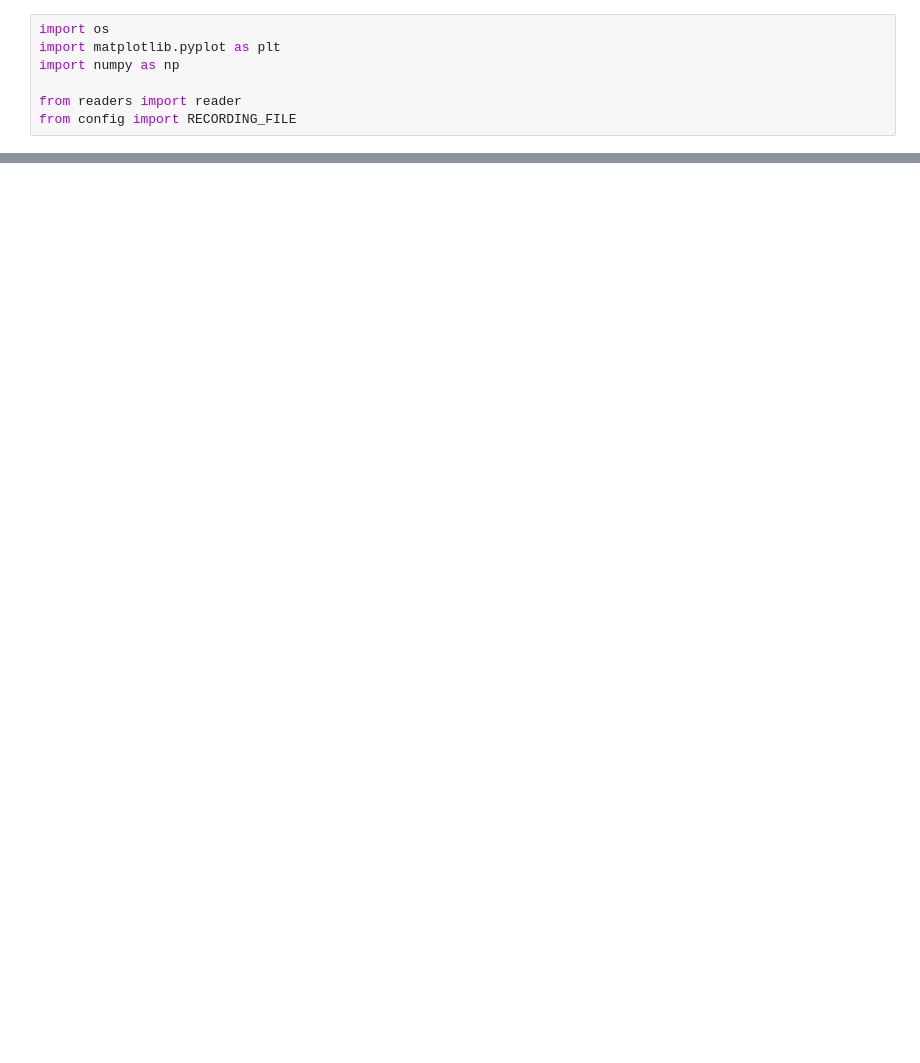
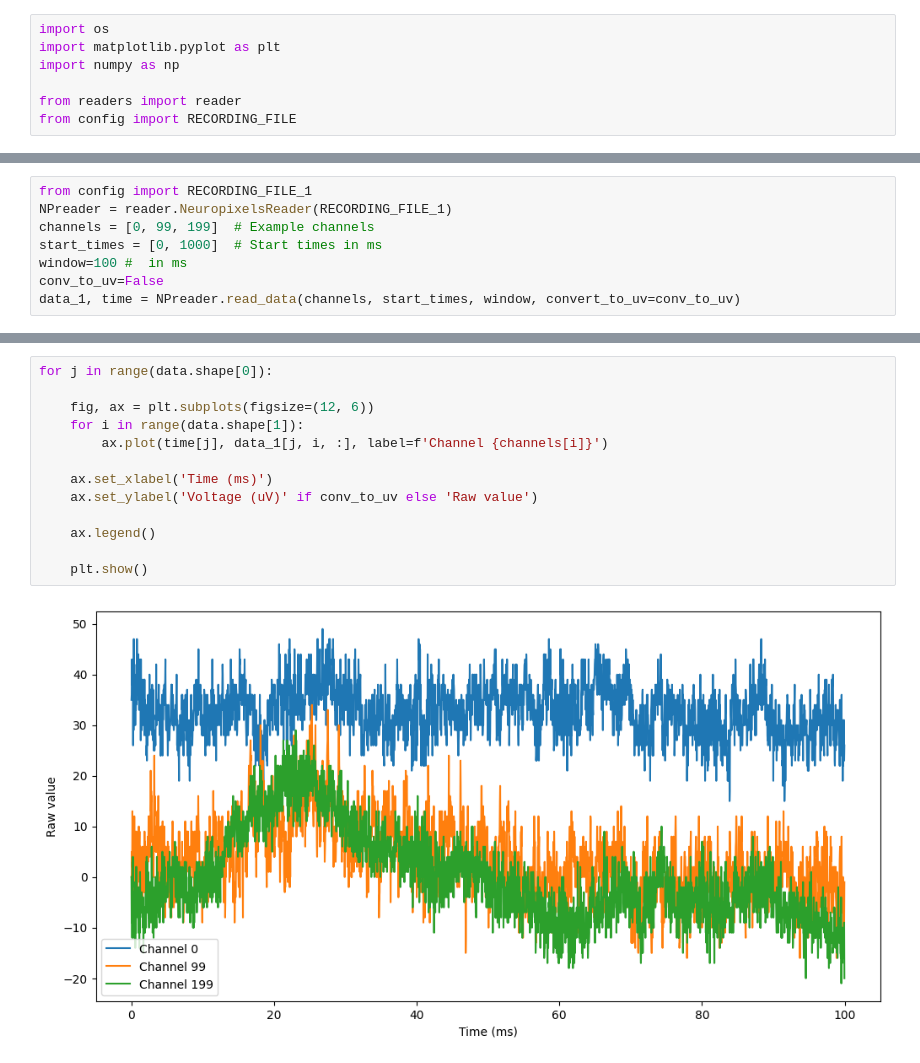
Before and after one commit to eegoro/neuropixels_analysis, a Jupyter notebook: neuropixels_reader_example.ipynb, the cells around one changed output, grey strips where cells are left out. Saved outputs shown, nothing was run; the diff lists cells and outputs as text; blank space fills up the shorter version.

```diff
--- a/neuropixels_reader_example.ipynb
+++ b/neuropixels_reader_example.ipynb
@@ -30,0 +37,8 @@ for j in range(data.shape[0]):
+# %%
+from config import RECORDING_FILE_1
+NPreader = reader.NeuropixelsReader(RECORDING_FILE_1)
+channels = [0, 99, 199]  # Example channels
+start_times = [0, 1000]  # Start times in ms
+window=100 #  in ms
+conv_to_uv=False
+data_1, time = NPreader.read_data(channels, start_times, window, convert_to_uv=conv_to_uv)
@@ -30,0 +75,15 @@ for j in range(data.shape[0]):
+# %%
+for j in range(data.shape[0]):
+
+    fig, ax = plt.subplots(figsize=(12, 6))
+    for i in range(data.shape[1]):
+        ax.plot(time[j], data_1[j, i, :], label=f'Channel {channels[i]}')
+
+    ax.set_xlabel('Time (ms)')
+    ax.set_ylabel('Voltage (uV)' if conv_to_uv else 'Raw value')
+
+    ax.legend()
+
+    plt.show()
+# %% [output]
+[figure, added]
```
Also changed, not shown: parts of 13 cells of this notebook, 3 other files.
